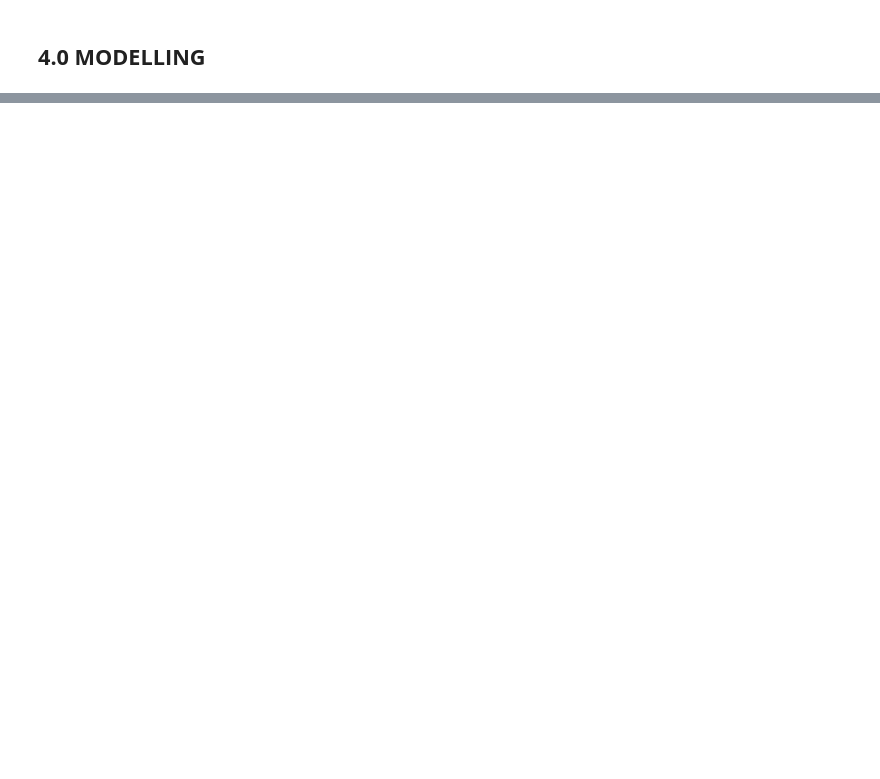
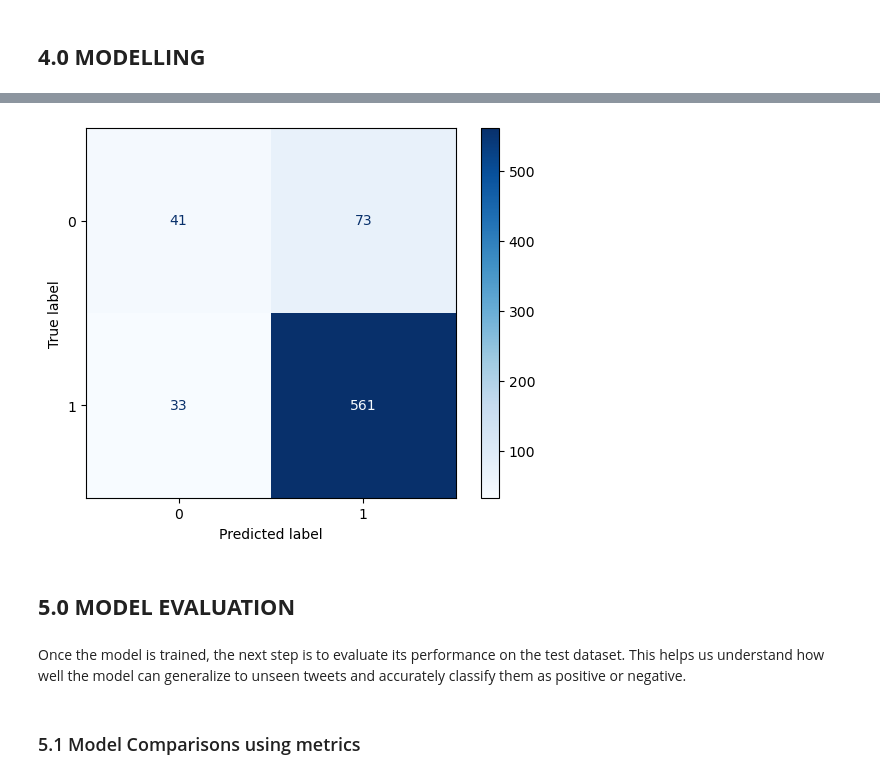
Before and after one commit to zippy345/Tweets_Group_8_project, a Jupyter notebook: sentiments.ipynb, the cells around one changed output, grey strips where cells are left out. Saved outputs shown, nothing was run; the diff lists cells and outputs as text; code cells hidden in the pictures; blank space fills up the shorter version.

```diff
--- a/sentiments.ipynb
+++ b/sentiments.ipynb
@@ -844,0 +796,16 @@ plt.show()
+# %%
+# Create pipeline with XGB classifier
+xgb_pipeline = ImbPipeline([('tfidf', TfidfVectorizer(max_features = 2000,
+                                                     ngram_range = (1, 2),
+                                                     stop_words = 'english',
+                                                     min_df = 2,
+                                                     max_df = 0.95)),
+                           ('smote', SMOTE(random_state = 42)),
+                           ('xgboost',  XGBClassifier(use_label_encoder = False,
+                                                      eval_metric = 'mlogloss',
+                                                      random_state = 42))
+                          ])
+
+
+# Train the pipeline
+xgb_pipeline.fit(X_train, y_train)
@@ -844,0 +830,7 @@ plt.show()
+# %%
+# Make predictions
+y_pred_xgb = xgb_pipeline.predict(X_test)
+
+# Calculate metrics
+acc_score = accuracy_score(y_test, y_pred_xgb)
+acc_score
@@ -844,0 +852,13 @@ plt.show()
+# %%
+# Confusion Matrix
+xgb_cm = confusion_matrix(y_test, y_pred_xgb)
+disp = ConfusionMatrixDisplay(confusion_matrix = xgb_cm, display_labels = xgb_pipeline.classes_)
+disp.plot(cmap = plt.cm.Blues);
+# %% [output]
+[figure, added]
+# %% [markdown]
+## **5.0 MODEL EVALUATION**
+# %% [markdown]
+Once the model is trained, the next step is to evaluate its performance on the test dataset. This helps us understand how well the model can generalize to unseen tweets and accurately classify them as positive or negative.
+# %% [markdown]
+### 5.1 Model Comparisons using metrics
```
Also changed, not shown: parts of 85 cells of this notebook.
